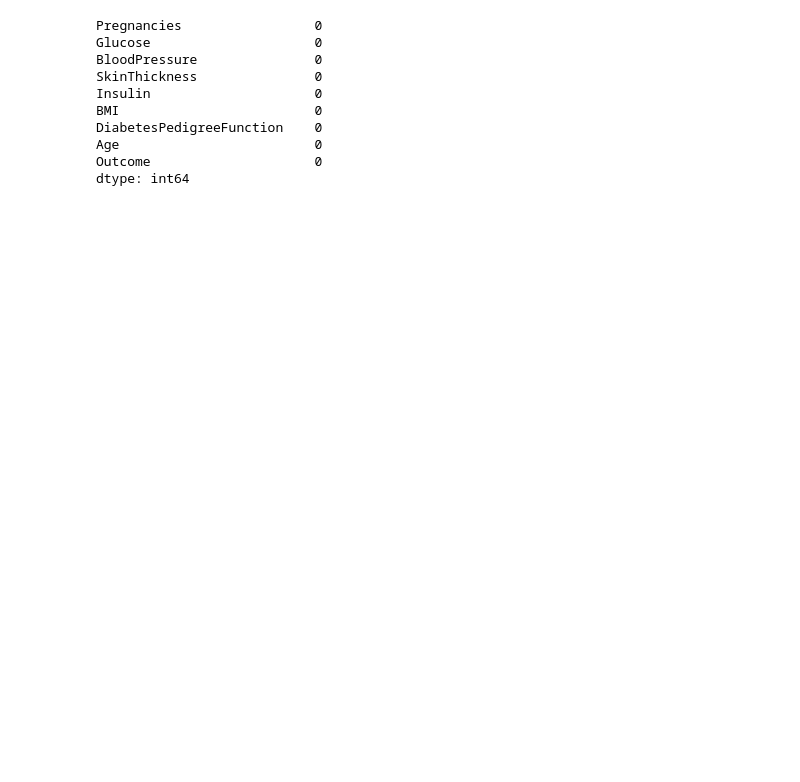
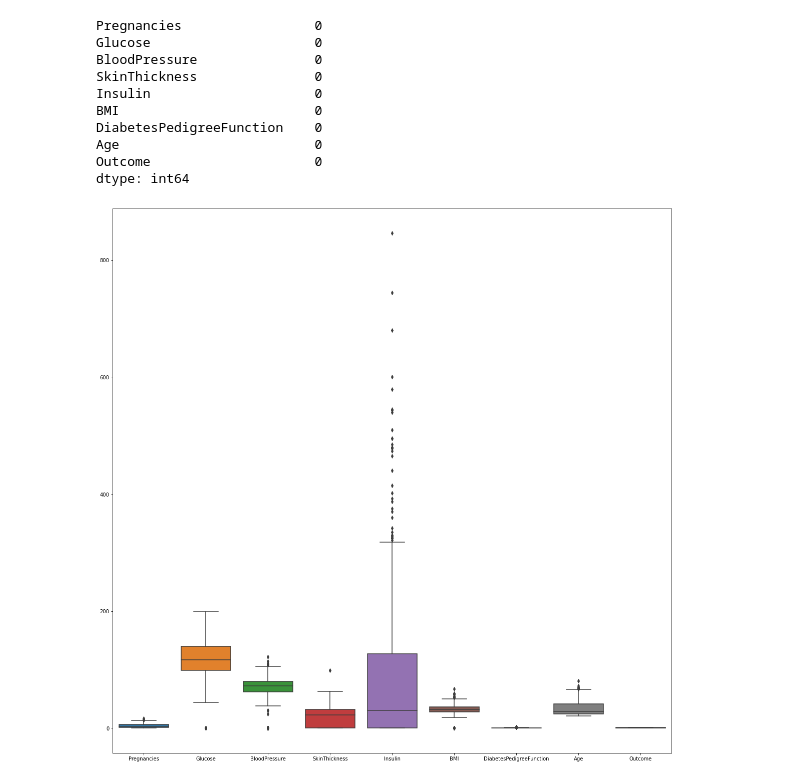
Before and after one commit to priya6971/Statistics-Session-Notes, a Jupyter notebook: Code Files/Descriptive Statistics.ipynb, the cells around one changed output. Saved outputs shown, nothing was run; the diff lists cells and outputs as text; code cells hidden in the pictures; blank space fills up the shorter version.

```diff
--- a/Code Files/Descriptive Statistics.ipynb
+++ b/Code Files/Descriptive Statistics.ipynb
@@ -37,3 +39,9 @@ DiabetesPedigreeFunction    0
 Age                         0
 Outcome                     0
 dtype: int64
+# %%
+fig, ax = plt.subplots(figsize=(20, 20))
+sns.boxplot(data = data, ax = ax)
+plt.savefig('boxPlot.png')
+# %% [output]
+[figure, added]
```
Also changed, not shown: parts of 1 cell of this notebook.
